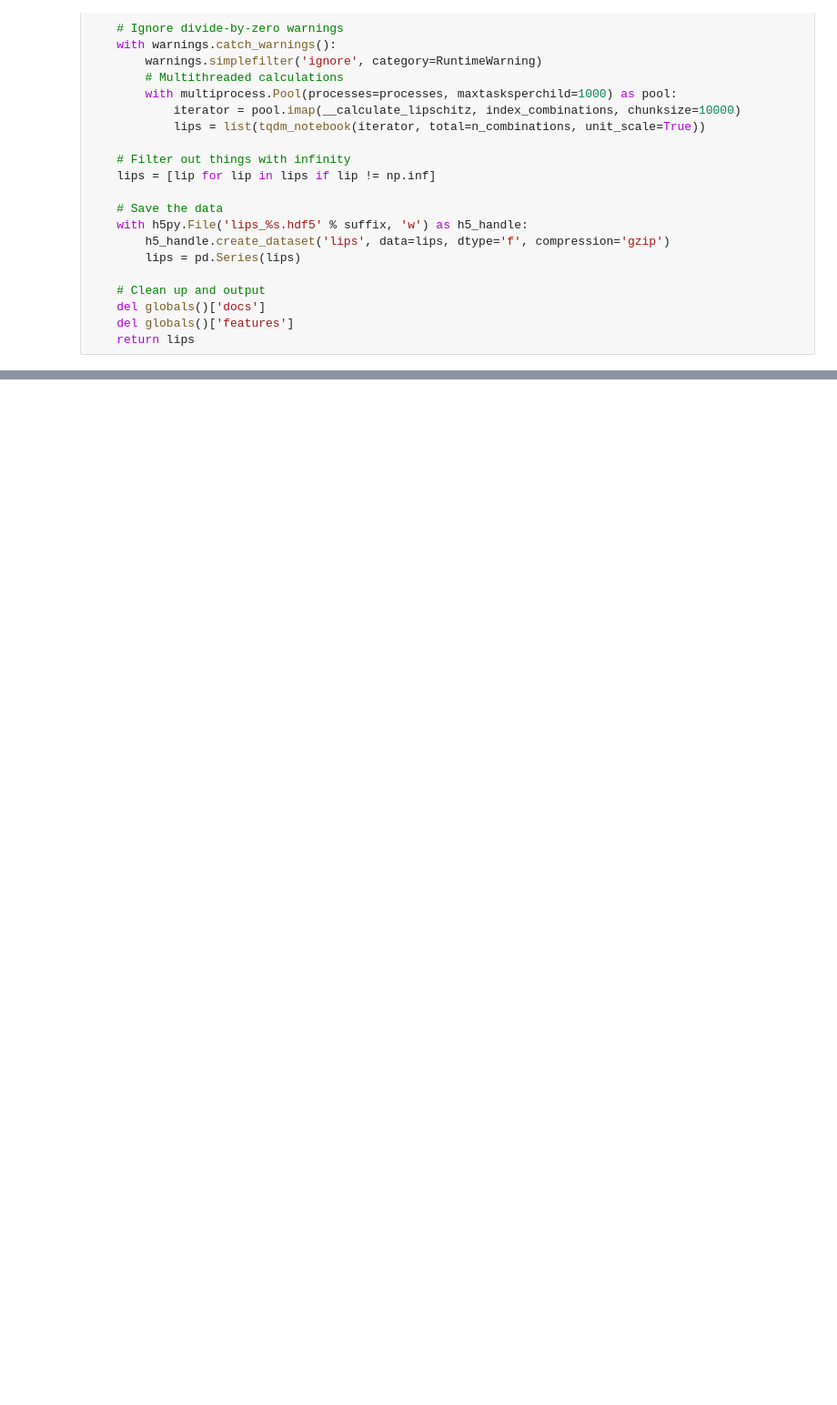
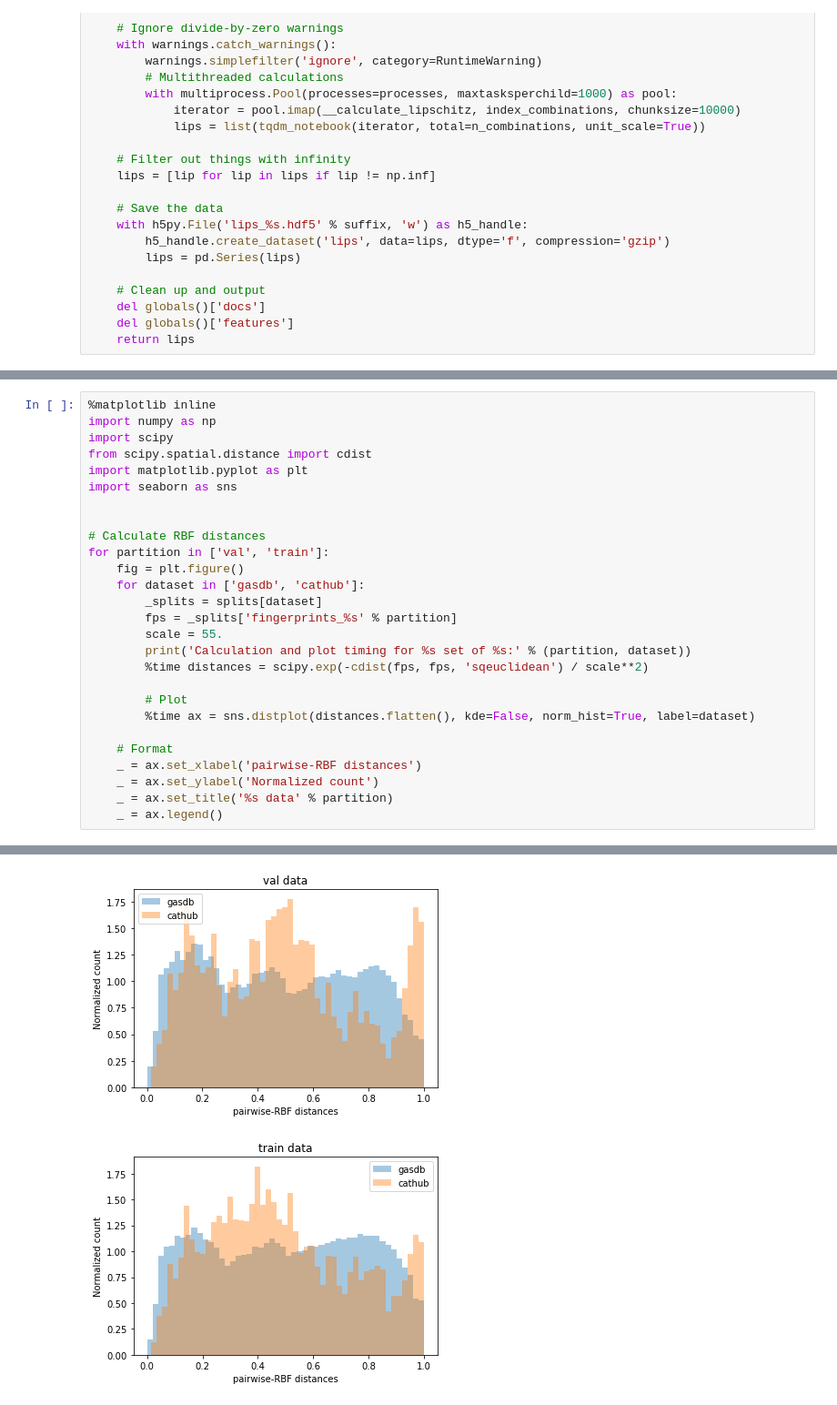
Before and after one commit to ulissigroup/uncertainty_benchmarking, a Jupyter notebook: preprocessing/profiling/profile_cathub_feature_space.ipynb, the cells around one changed output, grey strips where cells are left out. Shown: that part at 91% size. Saved outputs shown, nothing was run; the diff lists cells and outputs as text; blank space fills up the shorter version.

```diff
--- a/preprocessing/profiling/profile_cathub_feature_space.ipynb
+++ b/preprocessing/profiling/profile_cathub_feature_space.ipynb
@@ -179,0 +189,28 @@ _ = ax.legend()
+# %%
+%matplotlib inline
+import numpy as np
+import scipy
+from scipy.spatial.distance import cdist
+import matplotlib.pyplot as plt
+import seaborn as sns
+
+
+# Calculate RBF distances
+for partition in ['val', 'train']:
+    fig = plt.figure()
+    for dataset in ['gasdb', 'cathub']:
+        _splits = splits[dataset]
+        fps = _splits['fingerprints_%s' % partition]
+        scale = 55.
+        print('Calculation and plot timing for %s set of %s:' % (partition, dataset))
+        %time distances = scipy.exp(-cdist(fps, fps, 'sqeuclidean') / scale**2)
+
+        # Plot
+        %time ax = sns.distplot(distances.flatten(), kde=False, norm_hist=True, label=dataset)
+
+    # Format
+    _ = ax.set_xlabel('pairwise-RBF distances')
+    _ = ax.set_ylabel('Normalized count')
+    _ = ax.set_title('%s data' % partition)
+    _ = ax.legend()
+# %% [output]
@@ -179,0 +237,2 @@ _ = ax.legend()
+[figure, added]
+[figure, added]
```
Also changed, not shown: parts of 11 cells of this notebook.
